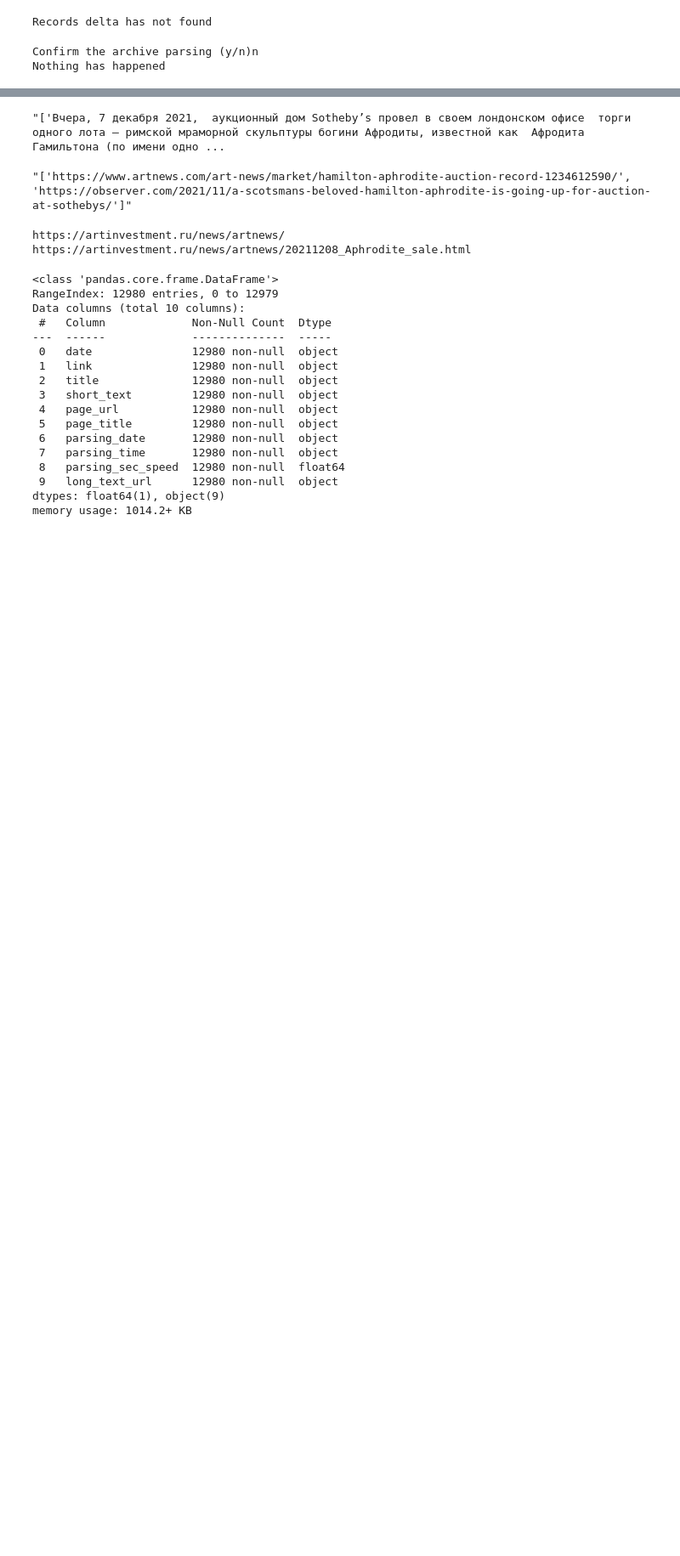
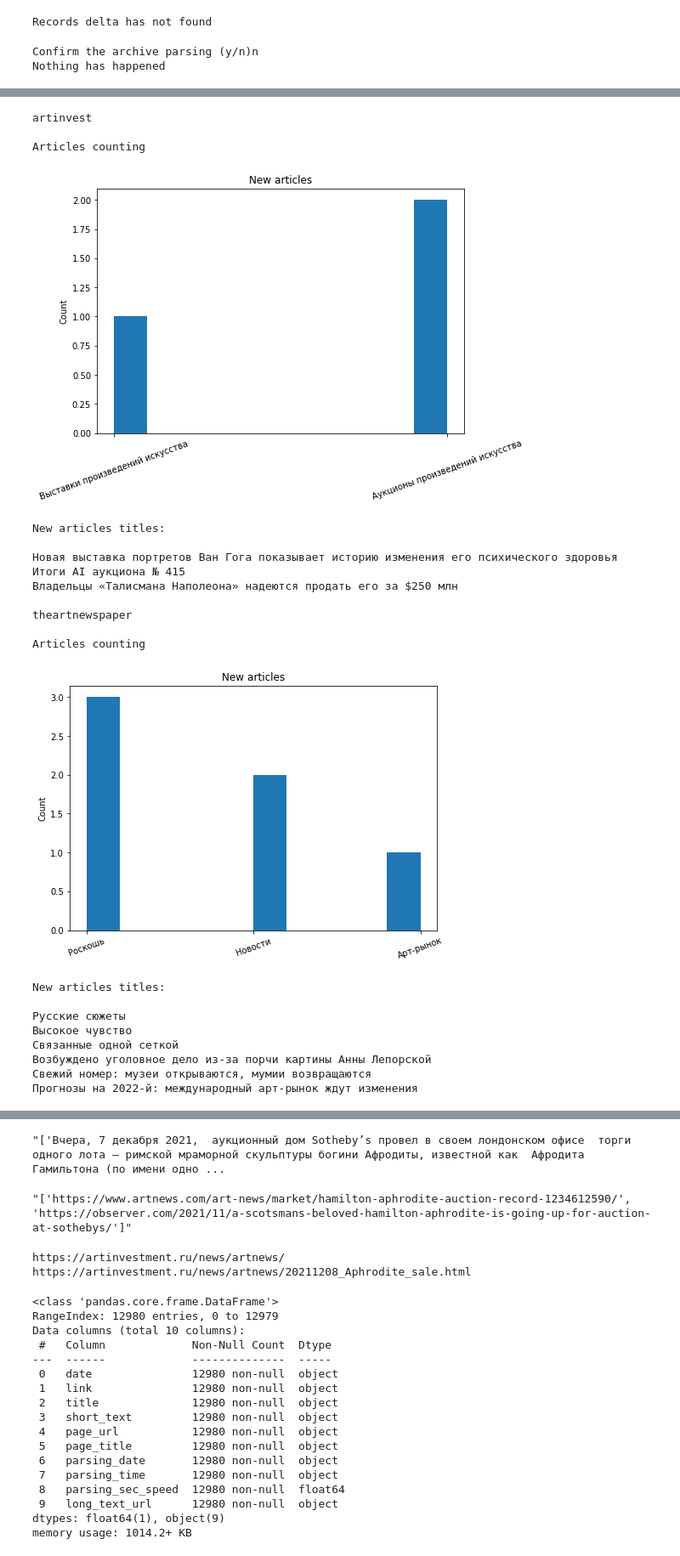
Before and after one commit to Bella151305/ArtProject, a Jupyter notebook: Parsing.ipynb, the cells around one changed output, grey strips where cells are left out. Shown at 85% size. Drawn from its saved outputs; the diff is of its cells as text; code cells hidden in the pictures; blank space fills up the shorter version.

```diff
--- a/Parsing.ipynb
+++ b/Parsing.ipynb
@@ -605,0 +869,10 @@ page_statistic.sort_values(by=['parsing_date'], inplace=True, ascending=False)
+# %%
+# Opening
+opened_df_dict = {}
+for name, l in df_dict['primary'].items():
+  for df in l:
+    print('{} file is opened'.format(df[0]))
+    name = df[0]
+    new_df = open_file_csv(df[1]) # 5.0 Open file.csv
+    opened_df_dict.update({name: new_df})
+print('{} files were opened'.format(len(opened_df_dict)))
@@ -605,0 +887,12 @@ page_statistic.sort_values(by=['parsing_date'], inplace=True, ascending=False)
+# %%
+# Dates transformation and sorting
+for name, df in opened_df_dict.items():
+  # transformation
+  try:
+    df['parsing_date'] = df['parsing_date'].dropna().apply(lambda x: date_transfomation(x)) # 18. Date transfomation
+    df.sort_values(by=['parsing_date'], inplace=True, ascending=False)
+  except: continue
+  # sorting
+  try:
+    df['date'] = df['date'].dropna().apply(lambda x: date_transfomation(x)) # 18. Date transfomation
+  except: continue
@@ -605,0 +908,9 @@ page_statistic.sort_values(by=['parsing_date'], inplace=True, ascending=False)
+# %%
+# Data and long text df-s combining
+artinvest_news_articles_w_text = artinvest_news_articles_data.merge(artinvest_long_text_df, on='long_text_url', how='left')
+theartnewspaper_w_text = theartnewspaper_data.merge(theartnewspaper_long_text_df, on='long_text_url', how='left')
+
+# topping up dict (manually yet)
+combo_df_dict = {'artinvest': artinvest_news_articles_w_text,
+                 'theartnewspaper': theartnewspaper_w_text
+                 }
@@ -606,5 +919,6 @@ page_statistic.sort_values(by=['parsing_date'], inplace=True, ascending=False)
 # %%
 # Checking long texts
-artinvest_news_articles_w_text = artinvest_news_articles_data.merge(artinvest_long_text_df, on='long_text_url', how='left')
-long_text_problems_fix(artinvest_news_articles_w_text) # 15. Fixing long text problems
+for name, df in combo_df_dict.items():
+  print(name)
+  long_text_problems_fix(name, df) # 15. Fixing long text problems
 # %% [output]
@@ -748,0 +971,29 @@ artinvest_long_text_df = open_artinvest_long_text()
+# %%
+for name, df in combo_df_dict.items():
+  print('')
+  print(name)
+  print('')
+  get_articles_graphic(df) # 16.4 Articles counting
+# %% [output]
+artinvest
+
+Articles counting
+[figure, added]
+New articles titles:
+
+Новая выставка портретов Ван Гога показывает историю изменения его психического здоровья
+Итоги AI аукциона № 415
+Владельцы «Талисмана Наполеона» надеются продать его за $250 млн
+
+theartnewspaper
+
+Articles counting
+[figure, added]
+New articles titles:
+
+Русские сюжеты
+Высокое чувство
+Связанные одной сеткой
+Возбуждено уголовное дело из-за порчи картины Анны Лепорской
+Свежий номер: музеи открываются, мумии возвращаются
+Прогнозы на 2022-й: международный арт-рынок ждут изменения
```
Also changed, not shown: parts of 71 cells of this notebook.
